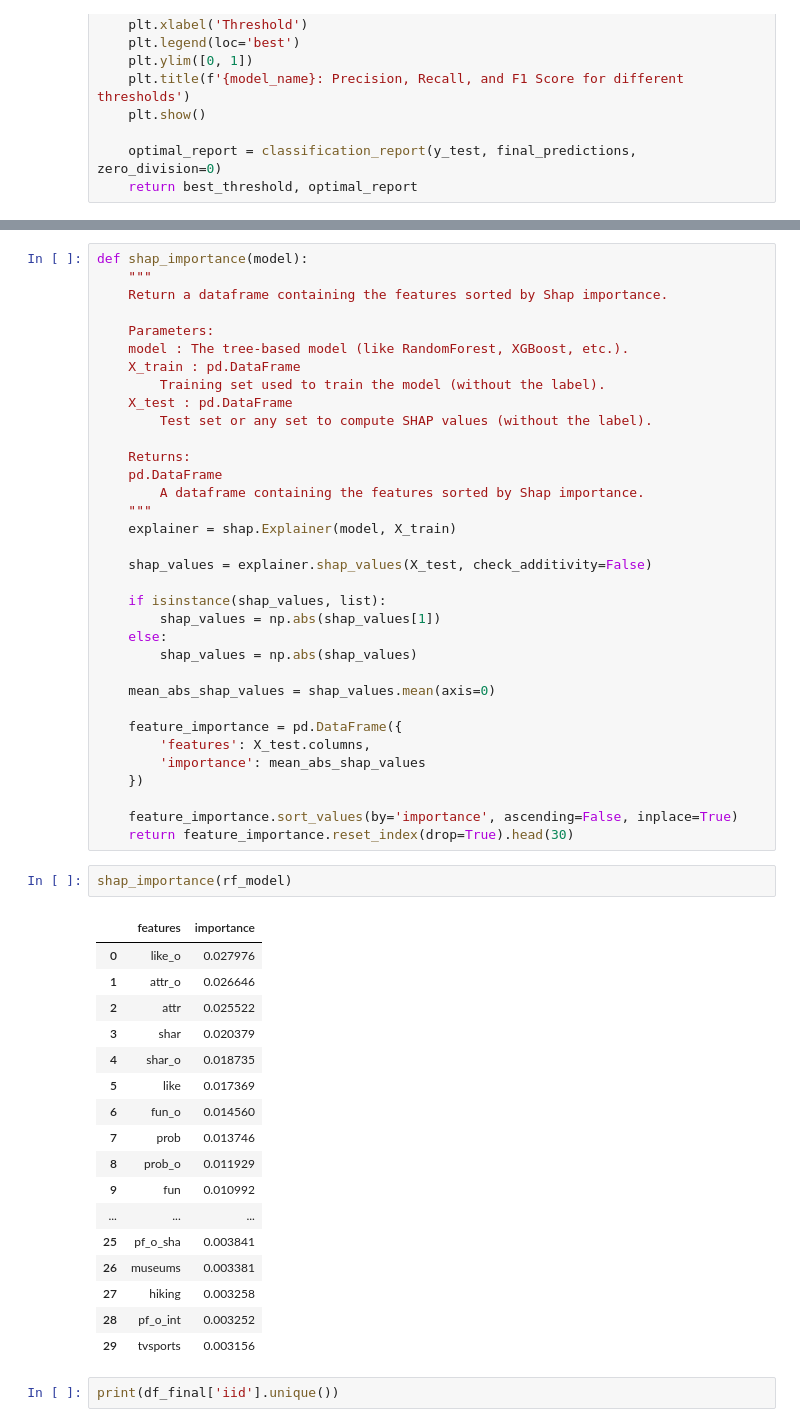
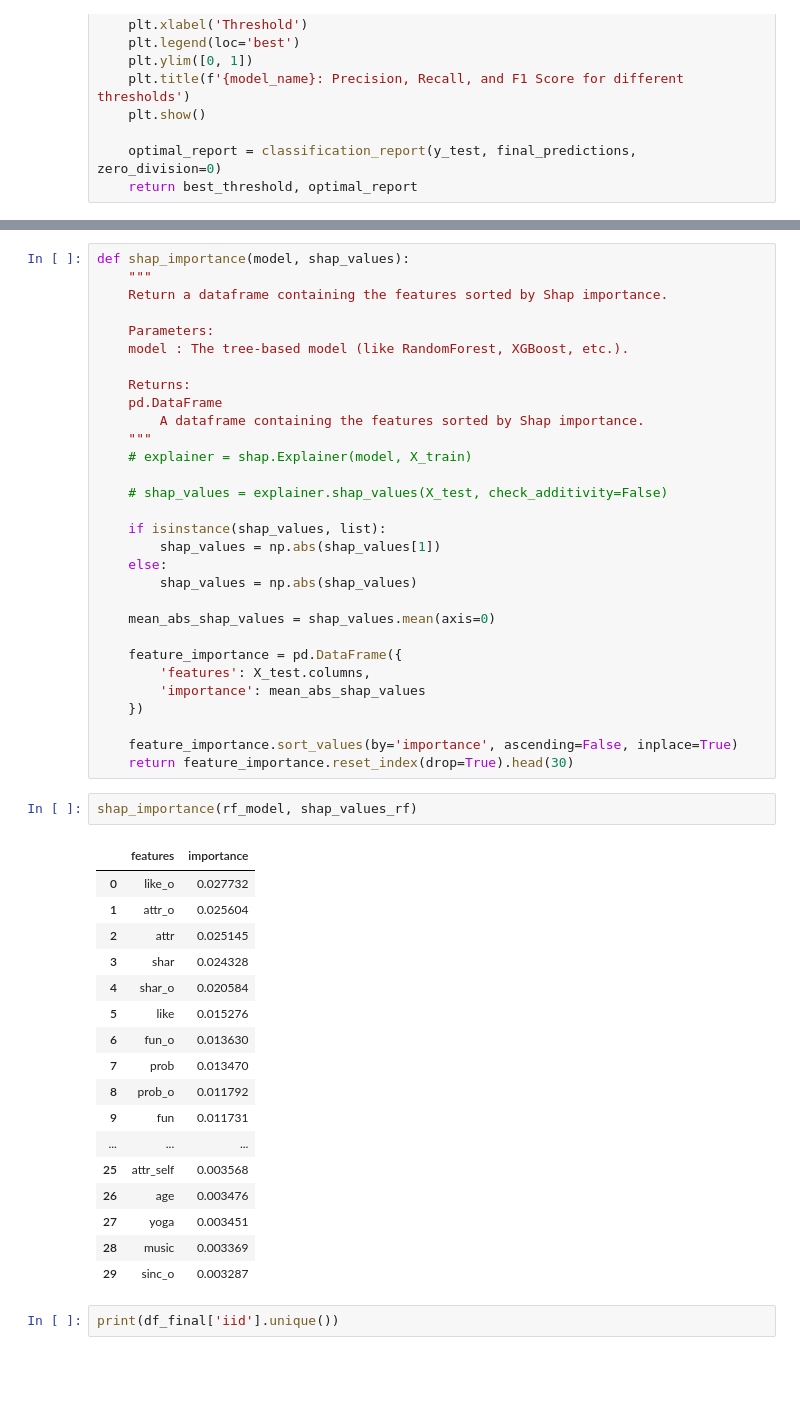
Before and after one commit to meralegre/capstone, a Jupyter notebook: modelling.ipynb, the cells around one changed output, grey strips where cells are left out. Drawn from its saved outputs; the diff is of its cells as text; blank space fills up the shorter version.

```diff
--- a/modelling.ipynb
+++ b/modelling.ipynb
@@ -324,22 +326,18 @@ shap.summary_plot(shap_values_xgb, X_test)
 # %%
-def shap_importance(model):
+def shap_importance(model, shap_values):
     """
     Return a dataframe containing the features sorted by Shap importance.
 
     Parameters:
     model : The tree-based model (like RandomForest, XGBoost, etc.).
-    X_train : pd.DataFrame
-        Training set used to train the model (without the label).
-    X_test : pd.DataFrame
-        Test set or any set to compute SHAP values (without the label).
 
     Returns:
     pd.DataFrame
         A dataframe containing the features sorted by Shap importance.
     """
-    explainer = shap.Explainer(model, X_train)
+    # explainer = shap.Explainer(model, X_train)
 
-    shap_values = explainer.shap_values(X_test, check_additivity=False)
+    # shap_values = explainer.shap_values(X_test, check_additivity=False)
 
     if isinstance(shap_values, list):
         shap_values = np.abs(shap_values[1])
@@ -356,25 +354,25 @@ def shap_importance(model):
     feature_importance.sort_values(by='importance', ascending=False, inplace=True)
     return feature_importance.reset_index(drop=True).head(30)
 # %%
-shap_importance(rf_model)
+shap_importance(rf_model, shap_values_rf)
 # %% [output]
 |  | features | importance |
-| 0 | like_o | 0.027976 |
-| 1 | attr_o | 0.026646 |
-| 2 | attr | 0.025522 |
-| 3 | shar | 0.020379 |
-| 4 | shar_o | 0.018735 |
-| 5 | like | 0.017369 |
-| 6 | fun_o | 0.014560 |
-| 7 | prob | 0.013746 |
-| 8 | prob_o | 0.011929 |
-| 9 | fun | 0.010992 |
+| 0 | like_o | 0.027732 |
+| 1 | attr_o | 0.025604 |
+| 2 | attr | 0.025145 |
+| 3 | shar | 0.024328 |
+| 4 | shar_o | 0.020584 |
+| 5 | like | 0.015276 |
+| 6 | fun_o | 0.013630 |
+| 7 | prob | 0.013470 |
+| 8 | prob_o | 0.011792 |
+| 9 | fun | 0.011731 |
 | ... | ... | ... |
-| 25 | pf_o_sha | 0.003841 |
-| 26 | museums | 0.003381 |
-| 27 | hiking | 0.003258 |
-| 28 | pf_o_int | 0.003252 |
-| 29 | tvsports | 0.003156 |
+| 25 | attr_self | 0.003568 |
+| 26 | age | 0.003476 |
+| 27 | yoga | 0.003451 |
+| 28 | music | 0.003369 |
+| 29 | sinc_o | 0.003287 |
 # %%
 print(df_final['iid'].unique())
 # %% [output]
```
Also changed, not shown: parts of 18 cells of this notebook.
